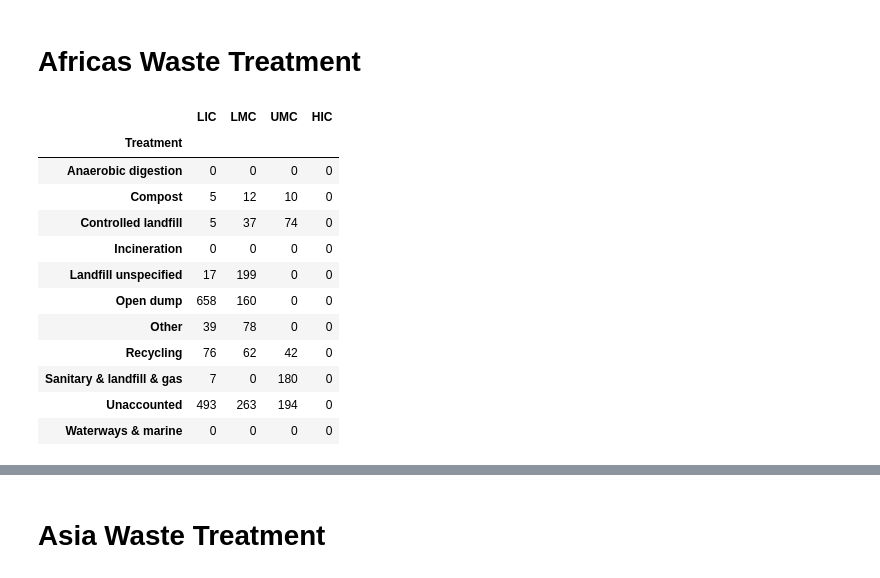
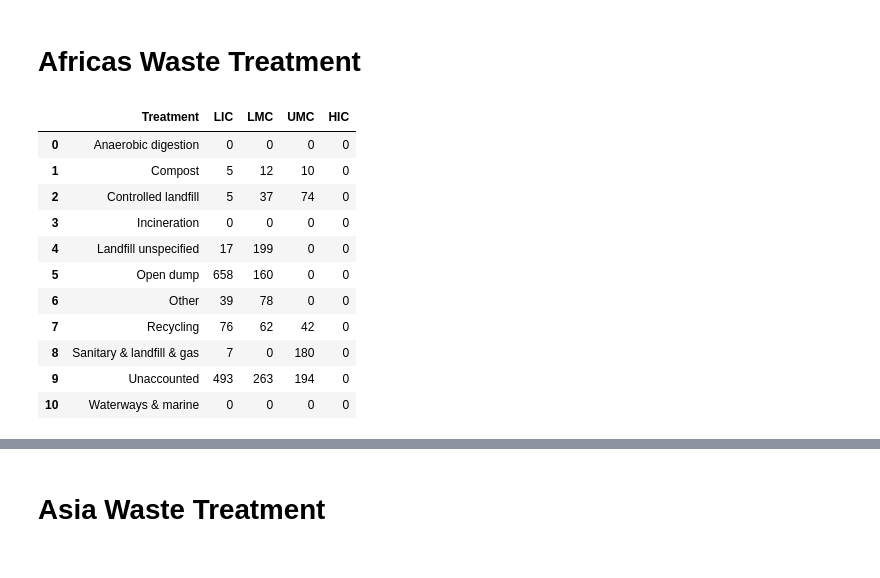
Before and after one commit to ShilpaMuralidhar/WasteManagement, a Jupyter notebook: Data_Science/Treatment.ipynb, the cells around one changed output, grey strips where cells are left out. Cells and saved outputs as stored; diff of their text form; code cells hidden in the pictures.

```diff
--- a/Data_Science/Treatment.ipynb
+++ b/Data_Science/Treatment.ipynb
@@ -250,45 +282,44 @@ treatment_HIC = df_Africa.groupby('income_id').get_group('HIC').fillna(0).drop_d
 HIC_Africa_summary = treatment_HIC.sum(axis=0).fillna(0)
 
 HIC =  pd.DataFrame(HIC_Africa_summary)
 HIC.reset_index()
 HIC.rename(columns={0:'Percent'}, inplace=True)
 pd.options.display.float_format = '{:,.0f}'.format
 HIC.index.names = ['Treatment']
 HIC.reset_index().T
 
 
 # Concat LIC, UMC and HIC
 Africa = pd.concat([LIC, LMC, UMC, HIC], axis=1)
 Africa
 
 #Rename Treatment column, drop income_id
 Africa.columns=['LIC', 'LMC', 'UMC', 'HIC']
 a = Africa.drop(['income_id'])
 z = a.T
 df=z.rename(columns = {'waste_treatment_anaerobic_digestion_percent':'Anaerobic digestion',
                       'waste_treatment_compost_percent': 'Compost',
                       'waste_treatment_controlled_landfill_percent': 'Controlled landfill',
                       'waste_treatment_incineration_percent':'Incineration',
                       'waste_treatment_landfill_unspecified_percent':'Landfill unspecified',
                       'waste_treatment_open_dump_percent':'Open dump',
                       'waste_treatment_other_percent':'Other',
                       'waste_treatment_recycling_percent':'Recycling',
                       'waste_treatment_sanitary_landfill_landfill_gas_system_percent':'Sanitary & landfill & gas',
                       'waste_treatment_unaccounted_for_percent':'Unaccounted',
                       'waste_treatment_waterways_marine_percent':'Waterways & marine'})
-b = df.T
-b
+Africa_b = df.T
+Africa_b.reset_index()
 # %% [output]
-|  | LIC | LMC | UMC | HIC |
-| Treatment |  |  |  |  |
-| Anaerobic digestion | 0 | 0 | 0 | 0 |
-| Compost | 5 | 12 | 10 | 0 |
-| Controlled landfill | 5 | 37 | 74 | 0 |
-| Incineration | 0 | 0 | 0 | 0 |
-| Landfill unspecified | 17 | 199 | 0 | 0 |
-| Open dump | 658 | 160 | 0 | 0 |
-| Other | 39 | 78 | 0 | 0 |
-| Recycling | 76 | 62 | 42 | 0 |
-| Sanitary & landfill & gas | 7 | 0 | 180 | 0 |
-| Unaccounted | 493 | 263 | 194 | 0 |
-| Waterways & marine | 0 | 0 | 0 | 0 |
+|  | Treatment | LIC | LMC | UMC | HIC |
+| 0 | Anaerobic digestion | 0 | 0 | 0 | 0 |
+| 1 | Compost | 5 | 12 | 10 | 0 |
+| 2 | Controlled landfill | 5 | 37 | 74 | 0 |
+| 3 | Incineration | 0 | 0 | 0 | 0 |
+| 4 | Landfill unspecified | 17 | 199 | 0 | 0 |
+| 5 | Open dump | 658 | 160 | 0 | 0 |
+| 6 | Other | 39 | 78 | 0 | 0 |
+| 7 | Recycling | 76 | 62 | 42 | 0 |
+| 8 | Sanitary & landfill & gas | 7 | 0 | 180 | 0 |
+| 9 | Unaccounted | 493 | 263 | 194 | 0 |
+| 10 | Waterways & marine | 0 | 0 | 0 | 0 |
```
Also changed, not shown: parts of 25 cells of this notebook.
